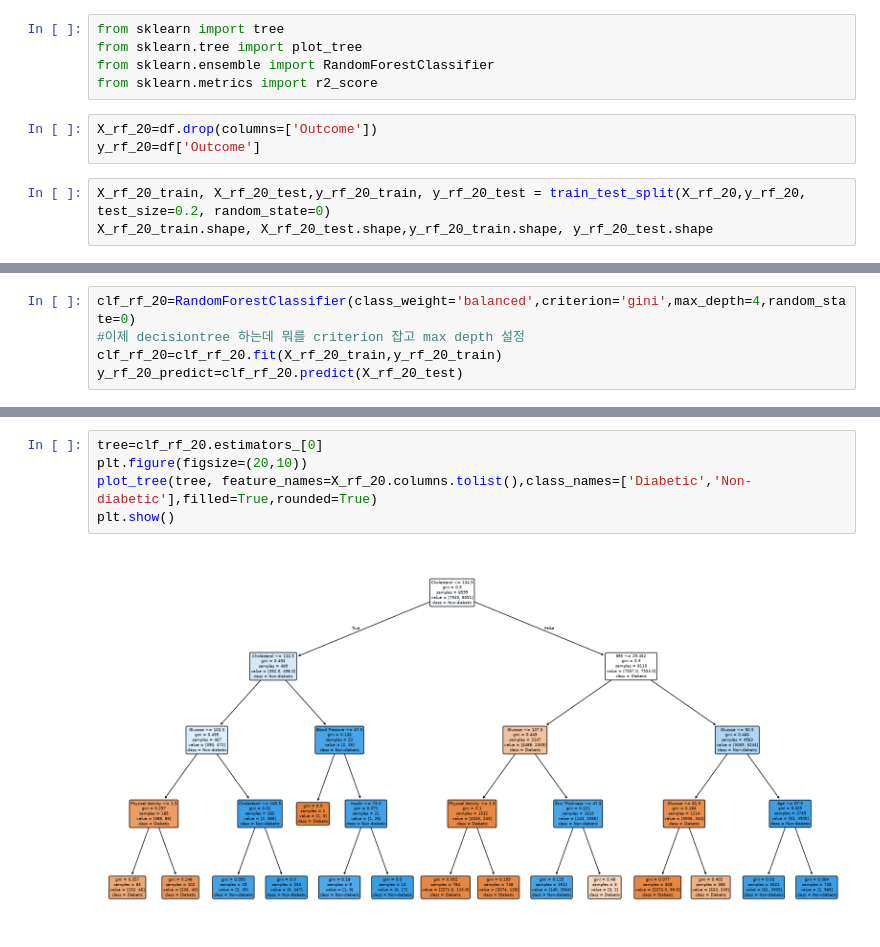
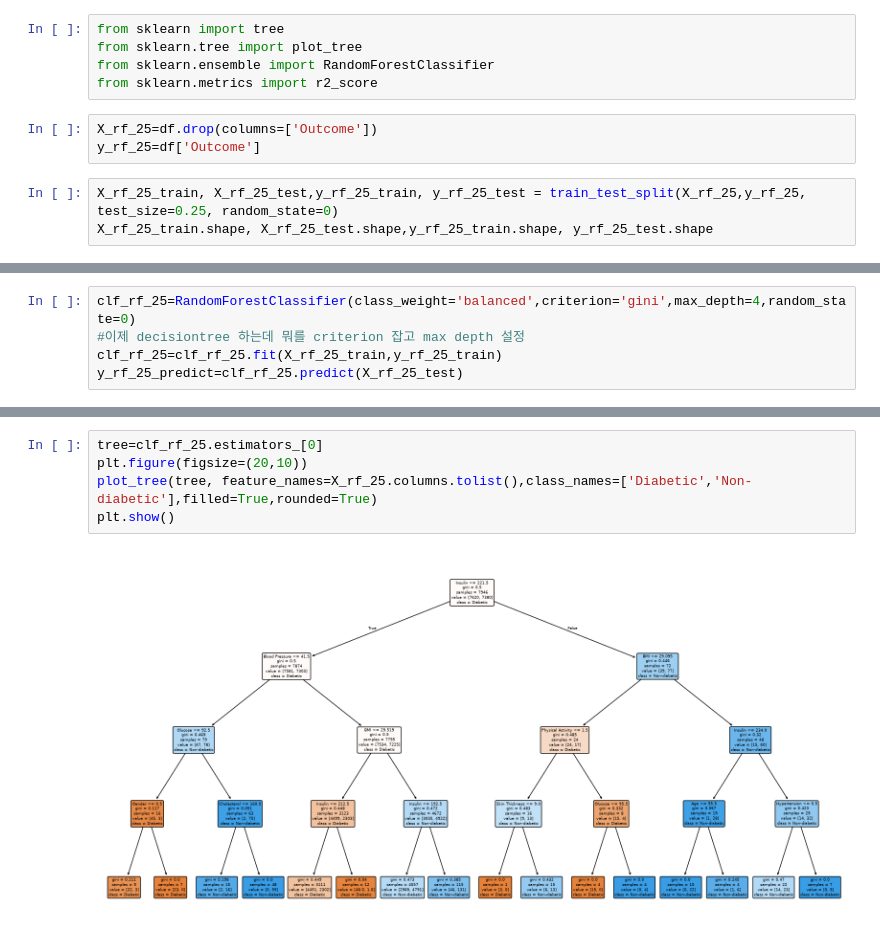
Before and after one commit to 2026324-cmd/achine-Learning-HDip2026-, a Jupyter notebook: Sumi Heo(2026324) - Machine Learning CA1.ipynb, the cells around one changed output, grey strips where cells are left out. Cells and saved outputs as stored; diff of their text form.

```diff
--- a/Sumi Heo(2026324) - Machine Learning CA1.ipynb
+++ b/Sumi Heo(2026324) - Machine Learning CA1.ipynb
@@ -590,9 +981,9 @@ from sklearn.tree import plot_tree
 from sklearn.ensemble import RandomForestClassifier
 from sklearn.metrics import r2_score
 # %%
-X_rf_20=df.drop(columns=['Outcome'])
-y_rf_20=df['Outcome']
+X_rf_25=df.drop(columns=['Outcome'])
+y_rf_25=df['Outcome']
 # %%
-X_rf_20_train, X_rf_20_test,y_rf_20_train, y_rf_20_test = train_test_split(X_rf_20,y_rf_20, test_size=0.2, random_state=0)
-X_rf_20_train.shape, X_rf_20_test.shape,y_rf_20_train.shape, y_rf_20_test.shape
+X_rf_25_train, X_rf_25_test,y_rf_25_train, y_rf_25_test = train_test_split(X_rf_25,y_rf_25, test_size=0.25, random_state=0)
+X_rf_25_train.shape, X_rf_25_test.shape,y_rf_25_train.shape, y_rf_25_test.shape
 # %% [output]
@@ -600,7 +991,7 @@ X_rf_20_train.shape, X_rf_20_test.shape,y_rf_20_train.shape, y_rf_20_test.shape
 # %%
-clf_rf_20=RandomForestClassifier(class_weight='balanced',criterion='gini',max_depth=4,random_state=0)
+clf_rf_25=RandomForestClassifier(class_weight='balanced',criterion='gini',max_depth=4,random_state=0)
 #이제 decisiontree 하는데 뭐를 criterion 잡고 max depth 설정
-clf_rf_20=clf_rf_20.fit(X_rf_20_train,y_rf_20_train)
-y_rf_20_predict=clf_rf_20.predict(X_rf_20_test)
+clf_rf_25=clf_rf_25.fit(X_rf_25_train,y_rf_25_train)
+y_rf_25_predict=clf_rf_25.predict(X_rf_25_test)
 # %%
 results = pd.DataFrame({
@@ -665,9 +1045,9 @@ weighted avg       0.95      0.93      0.94      4000
 # %%
-tree=clf_rf_20.estimators_[0]
+tree=clf_rf_25.estimators_[0]
 plt.figure(figsize=(20,10))
-plot_tree(tree, feature_names=X_rf_20.columns.tolist(),class_names=['Diabetic','Non-diabetic'],filled=True,rounded=True)
+plot_tree(tree, feature_names=X_rf_25.columns.tolist(),class_names=['Diabetic','Non-diabetic'],filled=True,rounded=True)
 plt.show()
 # %% [output]
-[figure, old version]
+[figure, new version]
 # %%
 # Predict by using an object classifier 'clf'
```
Also changed, not shown: parts of 90 cells of this notebook.
